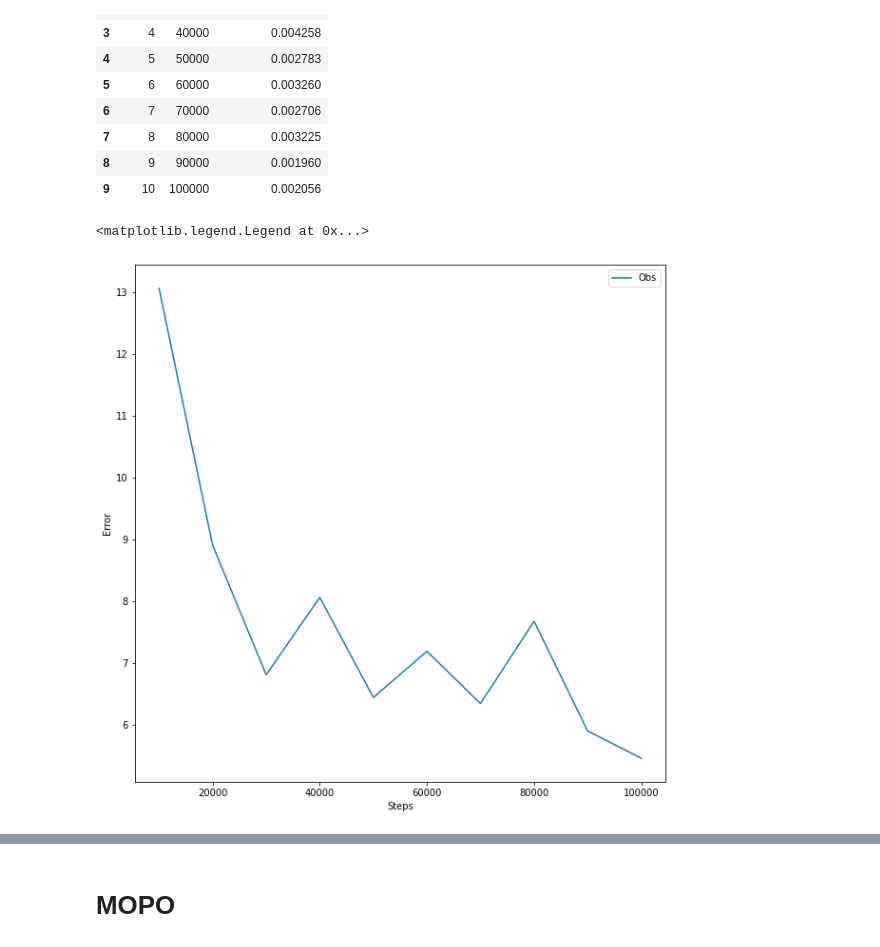
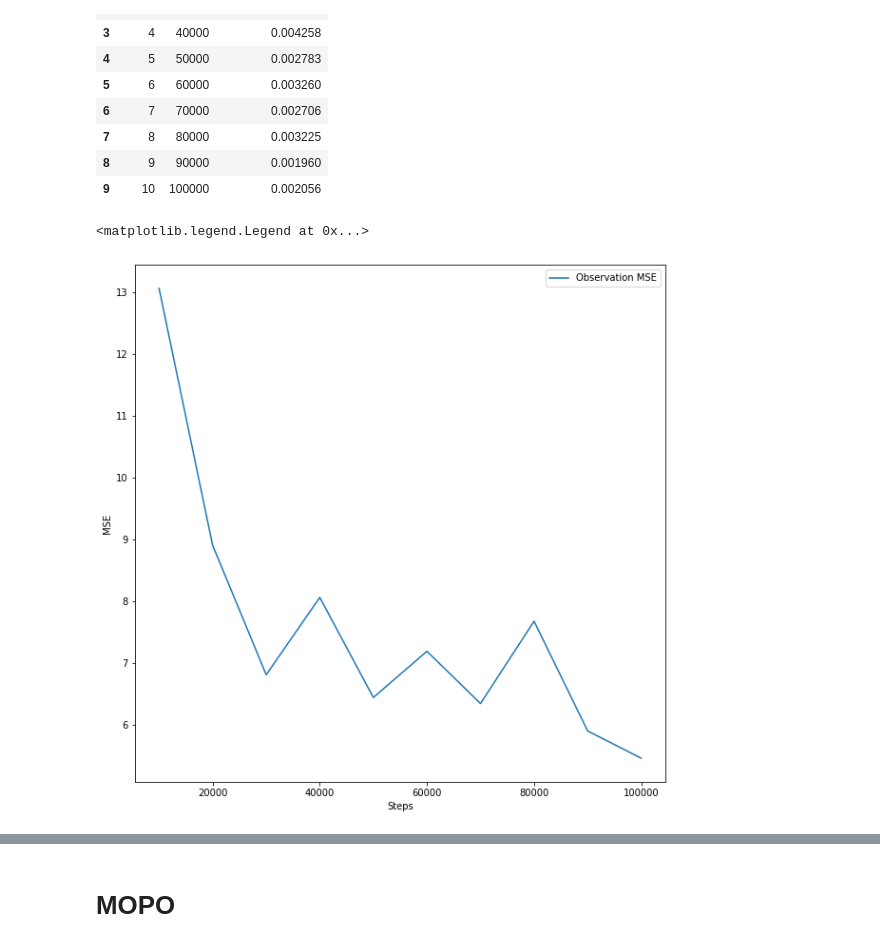
Before and after one commit to thatscotdatasci/d3rlpy, a Jupyter notebook: dogo/initial_analysis.ipynb, the cells around one changed output, grey strips where cells are left out. Saved outputs shown, nothing was run; the diff lists cells and outputs as text; code cells hidden in the pictures.

```diff
--- a/dogo/initial_analysis.ipynb
+++ b/dogo/initial_analysis.ipynb
@@ -68,14 +68,13 @@ dynamics_rew_error_1
 | 9 | 10 | 100000 | 0.002056 |
 # %%
 fig, ax = plt.subplots(1, 1, figsize=(10,10))
-ax.plot(dynamics_obs_error_1['step'], dynamics_obs_error_1['mean_ep_reward'], label='Obs')
-# ax.plot(dynamics_rew_error_1['step'], dynamics_rew_error_1['mean_ep_reward'], label='Rew')
+ax.plot(dynamics_obs_error_1['step'], dynamics_obs_error_1['mean_ep_reward'], label='Observation MSE')
 
 ax.set_xlabel('Steps')
-ax.set_ylabel('Error')
+ax.set_ylabel('MSE')
 ax.legend()
 # %% [output]
 <matplotlib.legend.Legend at 0x...>
-[figure, old version]
+[figure, new version]
 # %%
 fig, ax = plt.subplots(1, 1, figsize=(10,10))
```
Also changed, not shown: parts of 2 cells of this notebook.
